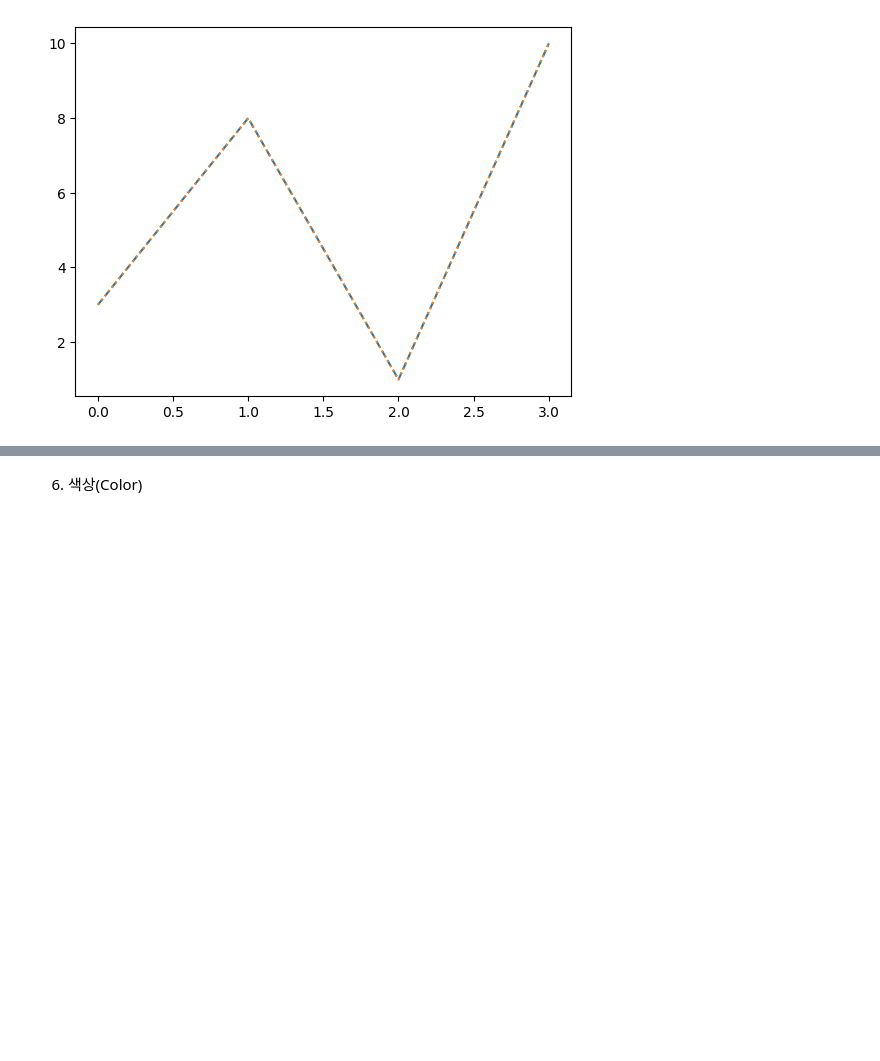
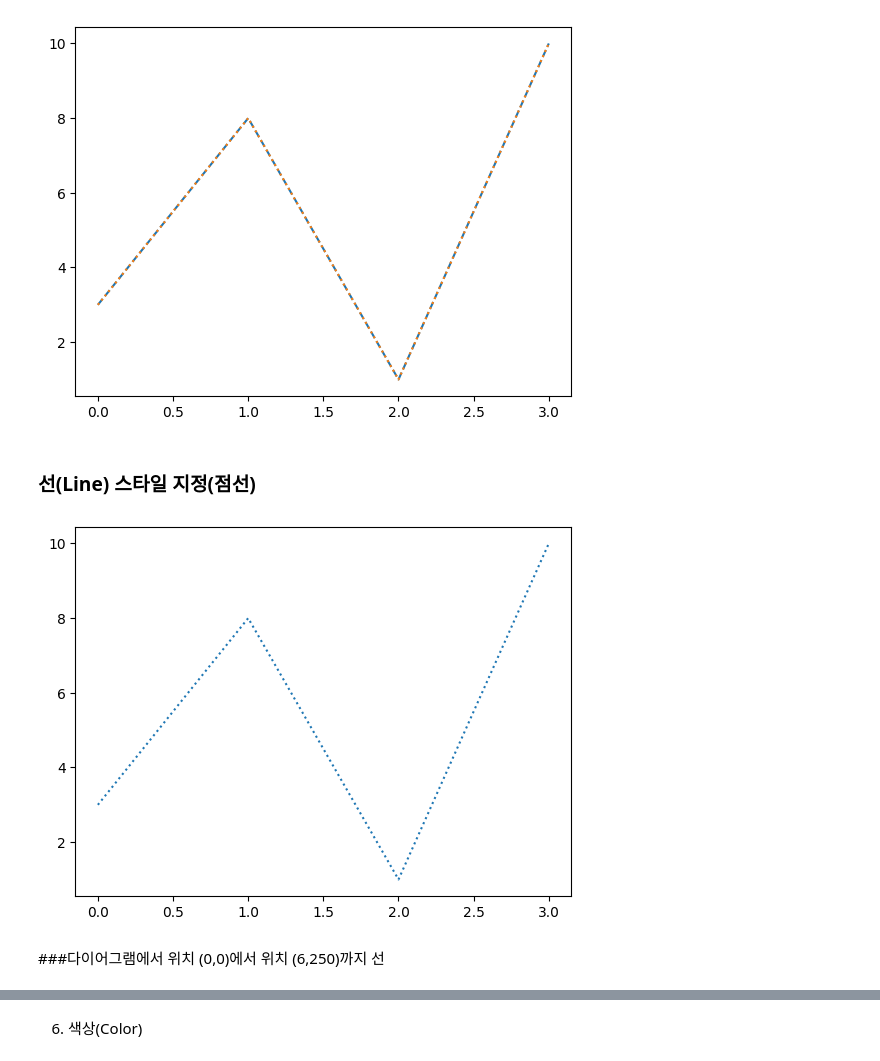
Before and after one commit to Yujin726/0624, a Jupyter notebook: 07_03_Matplotlib_colab_test.ipynb, the cells around one changed output, grey strips where cells are left out. Drawn from its saved outputs; the diff is of its cells as text; code cells hidden in the pictures; blank space fills up the shorter version.

```diff
--- a/07_03_Matplotlib_colab_test.ipynb
+++ b/07_03_Matplotlib_colab_test.ipynb
@@ -42,3 +56,17 @@ plt.plot(ypoints, ls=':') # 점선 축약
 plt.show()
 # %% [output]
 [figure]
+# %% [markdown]
+### 선(Line) 스타일 지정(점선)
+# %%
+import matplotlib.pyplot as plt
+import numpy as np
+
+ypoints = np.array([3, 8, 1, 10])
+
+plt.plot(ypoints, linestyle = 'dotted')
+plt.show()
+# %% [output]
+[figure, added]
+# %% [markdown]
+###다이어그램에서 위치 (0,0)에서 위치 (6,250)까지 선
```
Also changed, not shown: parts of 29 cells of this notebook.
